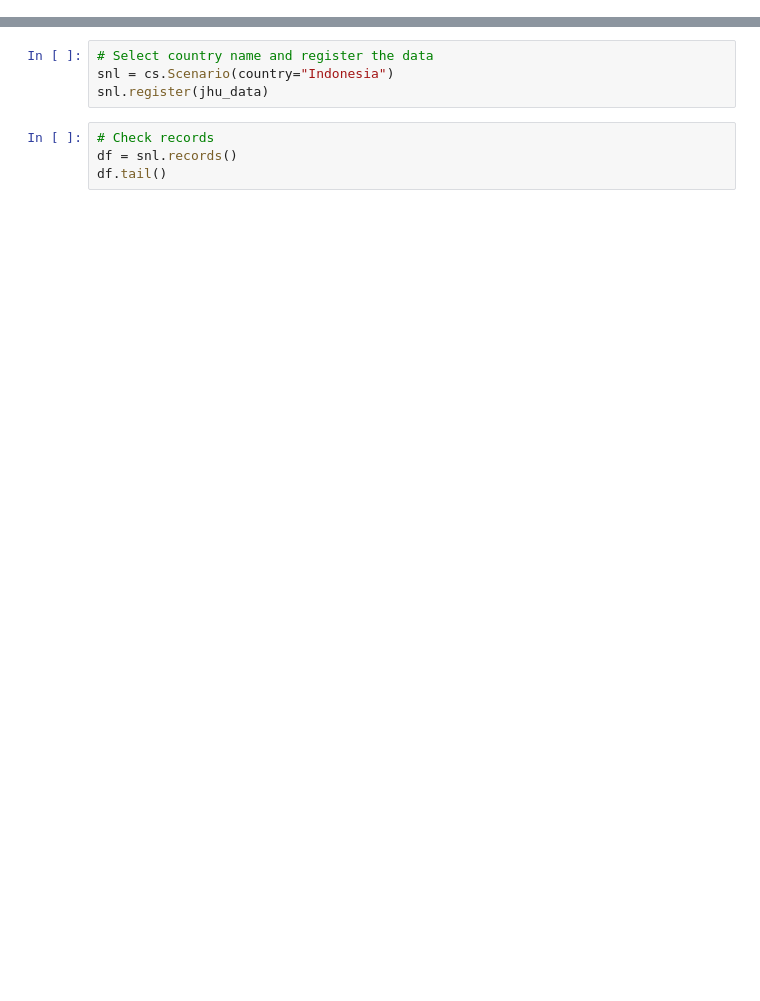
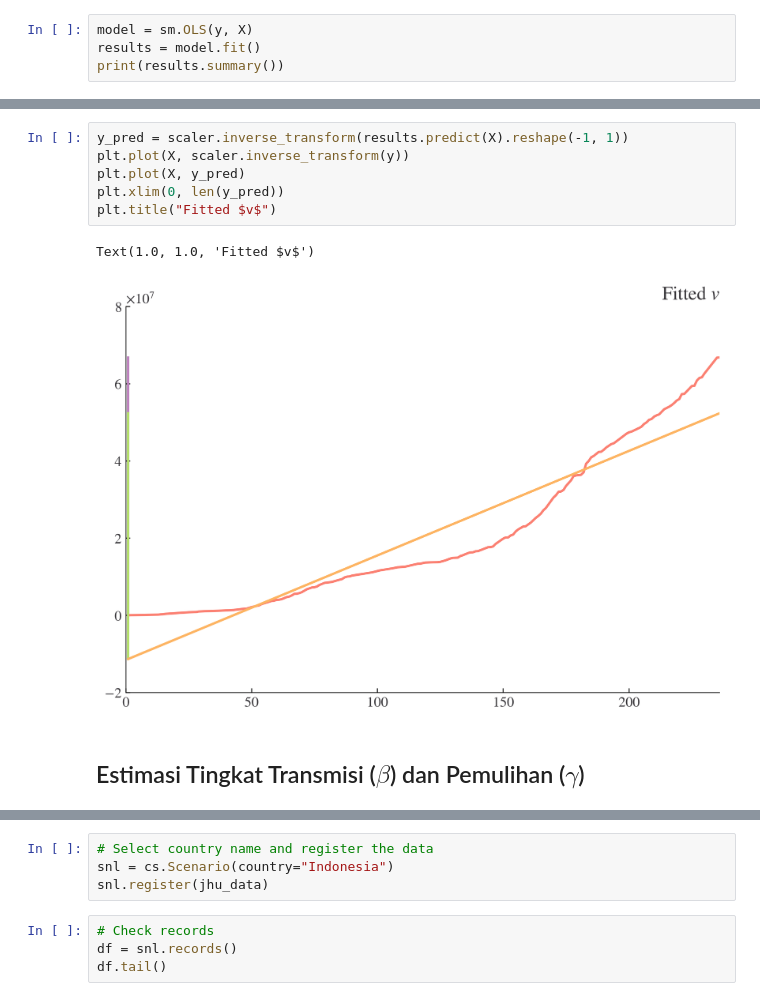
Before and after one commit to fahminlb33/datathon-ai-2021, a Jupyter notebook: sir-estimate-params.ipynb, the cells around one changed output, grey strips where cells are left out. Drawn from its saved outputs; the diff is of its cells as text; blank space fills up the shorter version.

```diff
--- a/sir-estimate-params.ipynb
+++ b/sir-estimate-params.ipynb
@@ -4,0 +58,4 @@ import covsirphy as cs
+# %%
+model = sm.OLS(y, X)
+results = model.fit()
+print(results.summary())
@@ -5,3 +80,14 @@ import covsirphy as cs
+# %%
+y_pred = scaler.inverse_transform(results.predict(X).reshape(-1, 1))
+plt.plot(X, scaler.inverse_transform(y))
+plt.plot(X, y_pred)
+plt.xlim(0, len(y_pred))
+plt.title("Fitted $v$")
+# %% [output]
+Text(1.0, 1.0, 'Fitted $v$')
+[figure, added]
+# %% [markdown]
+## Estimasi Tingkat Transmisi ($\beta$) dan Pemulihan ($\gamma$)
 # %%
 # Download and update datasets
 data_loader = cs.DataLoader("input")
```
Also changed, not shown: parts of 22 cells of this notebook.
